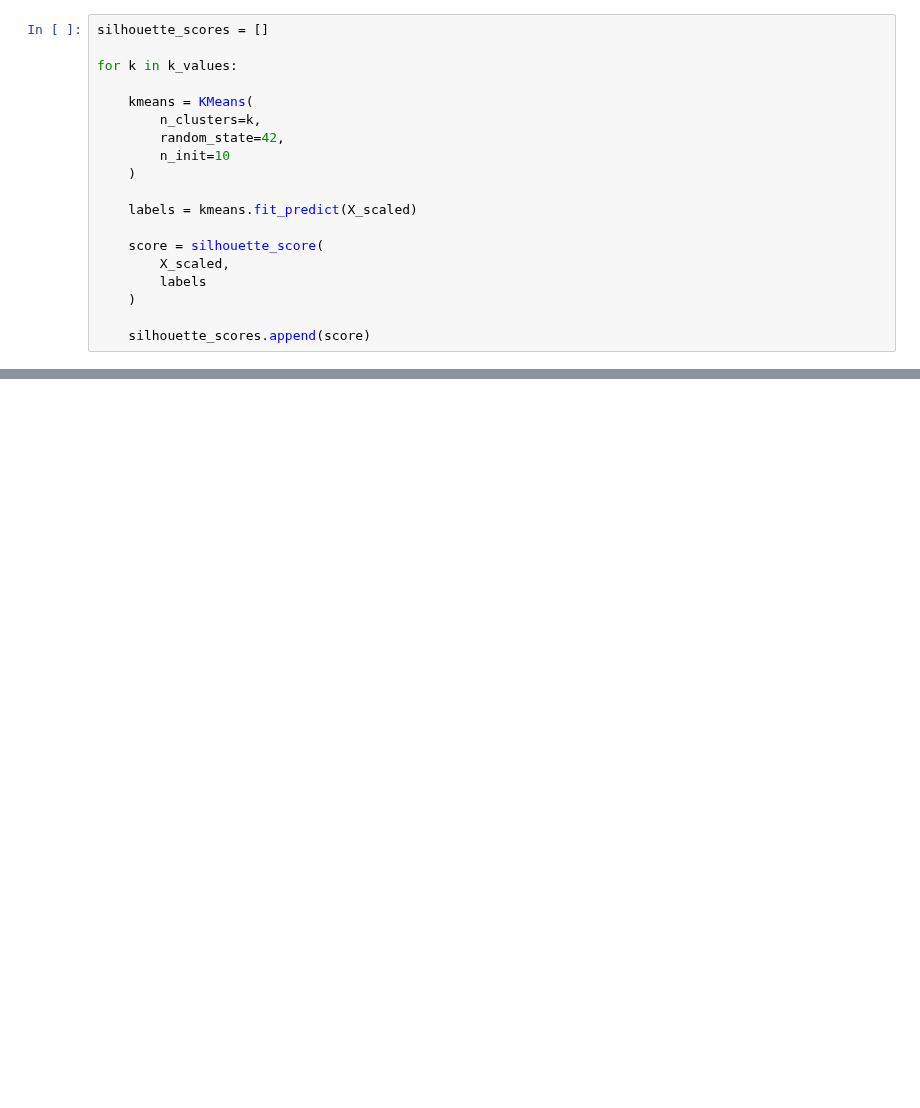
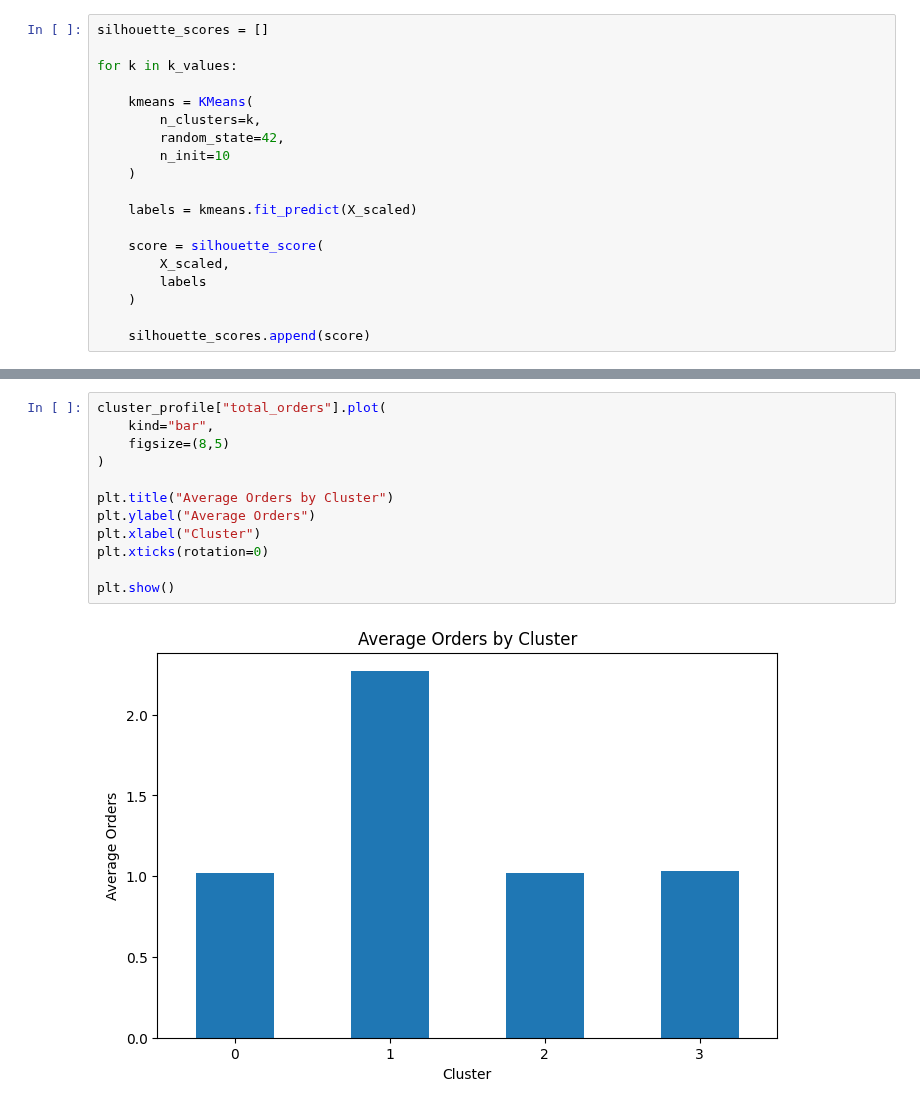
Before and after one commit to rohithjavvadi/retail-sales-analytics, a Jupyter notebook: notebooks/09_customer_segmentation.ipynb, the cells around one changed output, grey strips where cells are left out. Cells and saved outputs as stored; diff of their text form; blank space fills up the shorter version.

```diff
--- a/notebooks/09_customer_segmentation.ipynb
+++ b/notebooks/09_customer_segmentation.ipynb
@@ -365,0 +521,14 @@ evaluation.sort_values(
+# %%
+cluster_profile["total_orders"].plot(
+    kind="bar",
+    figsize=(8,5)
+)
+
+plt.title("Average Orders by Cluster")
+plt.ylabel("Average Orders")
+plt.xlabel("Cluster")
+plt.xticks(rotation=0)
+
+plt.show()
+# %% [output]
+[figure, added]
```
Also changed, not shown: parts of 40 cells of this notebook.
